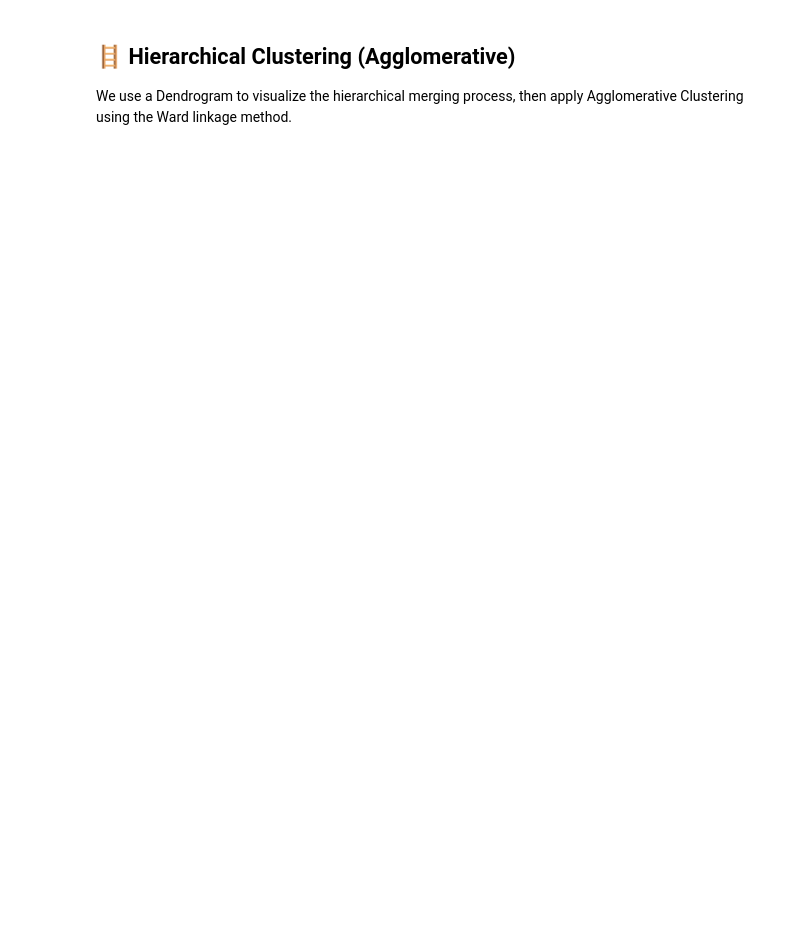
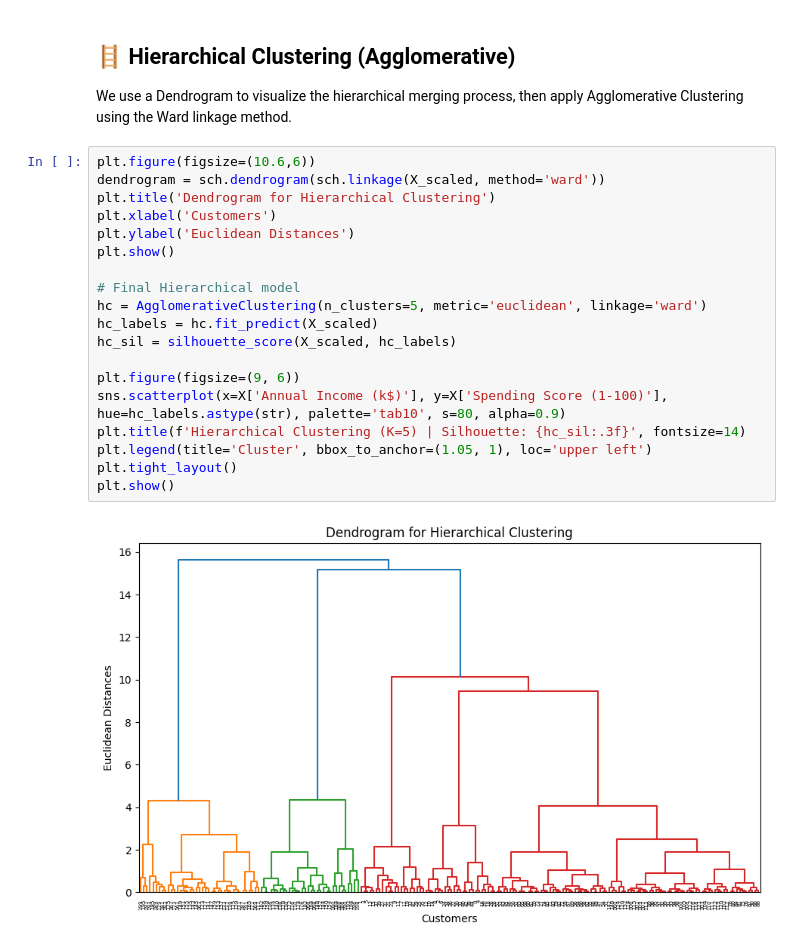
Before and after one commit to itstonywhite/Customer-Segmentation, a Jupyter notebook: Customer Segmentation Models.ipynb, the cells around one changed output. Saved outputs shown, nothing was run; the diff lists cells and outputs as text; blank space fills up the shorter version.

```diff
--- a/Customer Segmentation Models.ipynb
+++ b/Customer Segmentation Models.ipynb
@@ -90,3 +90,24 @@ plt.show()
 # %% [markdown]
 ## 🪜 Hierarchical Clustering (Agglomerative)
 We use a Dendrogram to visualize the hierarchical merging process, then apply Agglomerative Clustering using the Ward linkage method.
+# %%
+plt.figure(figsize=(10.6,6))
+dendrogram = sch.dendrogram(sch.linkage(X_scaled, method='ward'))
+plt.title('Dendrogram for Hierarchical Clustering')
+plt.xlabel('Customers')
+plt.ylabel('Euclidean Distances')
+plt.show()
+
+# Final Hierarchical model
+hc = AgglomerativeClustering(n_clusters=5, metric='euclidean', linkage='ward')
+hc_labels = hc.fit_predict(X_scaled)
+hc_sil = silhouette_score(X_scaled, hc_labels)
+
+plt.figure(figsize=(9, 6))
+sns.scatterplot(x=X['Annual Income (k$)'], y=X['Spending Score (1-100)'], hue=hc_labels.astype(str), palette='tab10', s=80, alpha=0.9)
+plt.title(f'Hierarchical Clustering (K=5) | Silhouette: {hc_sil:.3f}', fontsize=14)
+plt.legend(title='Cluster', bbox_to_anchor=(1.05, 1), loc='upper left')
+plt.tight_layout()
+plt.show()
+# %% [output]
+[figure, added]
```
Also changed, not shown: parts of 4 cells of this notebook.
